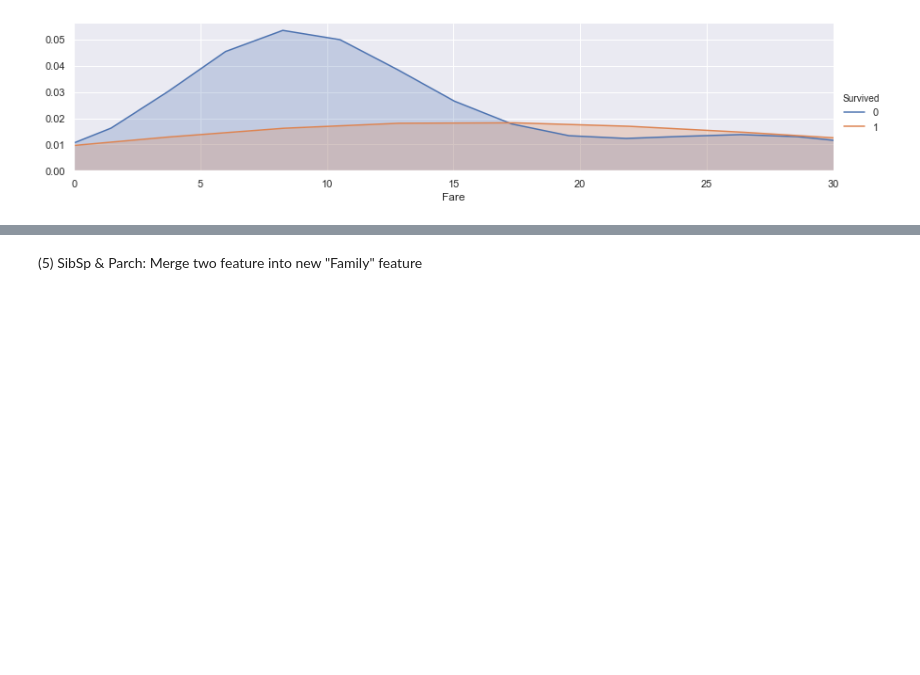
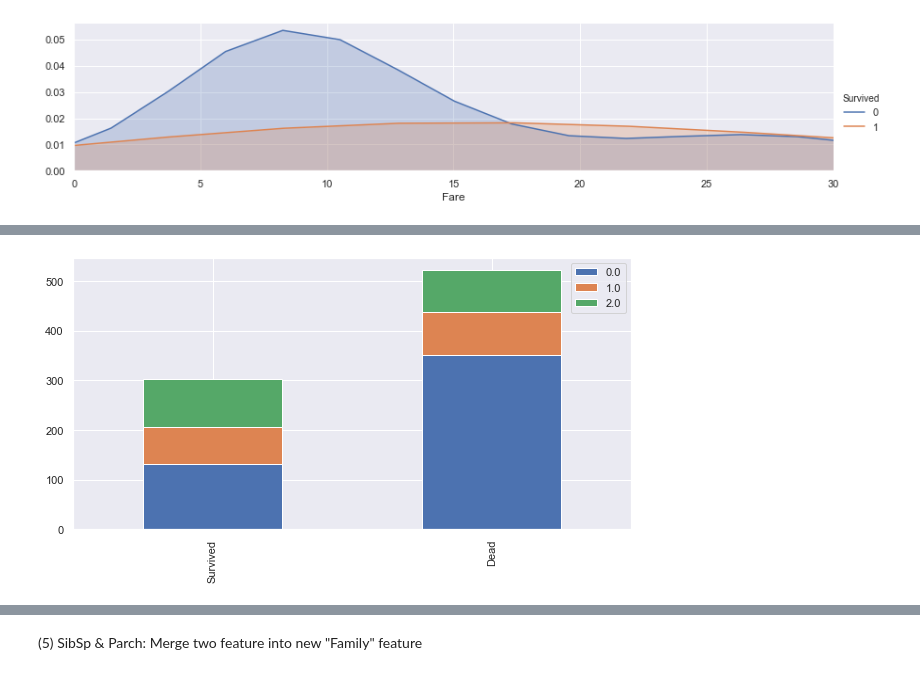
Before and after one commit to JoannaKang/Kaggle-Titanic, a Jupyter notebook: Titanic.ipynb, the cells around one changed output, grey strips where cells are left out. Drawn from its saved outputs; the diff is of its cells as text; code cells hidden in the pictures; blank space fills up the shorter version.

```diff
--- a/Titanic.ipynb
+++ b/Titanic.ipynb
@@ -540,3 +587,7 @@ for dataset in train_test_data:
+# %%
+bar_chart('Fare_category')
+# %% [output]
+[figure, added]
 # %%
 train.head()
 # %% [output]
```
Also changed, not shown: parts of 16 cells of this notebook.
